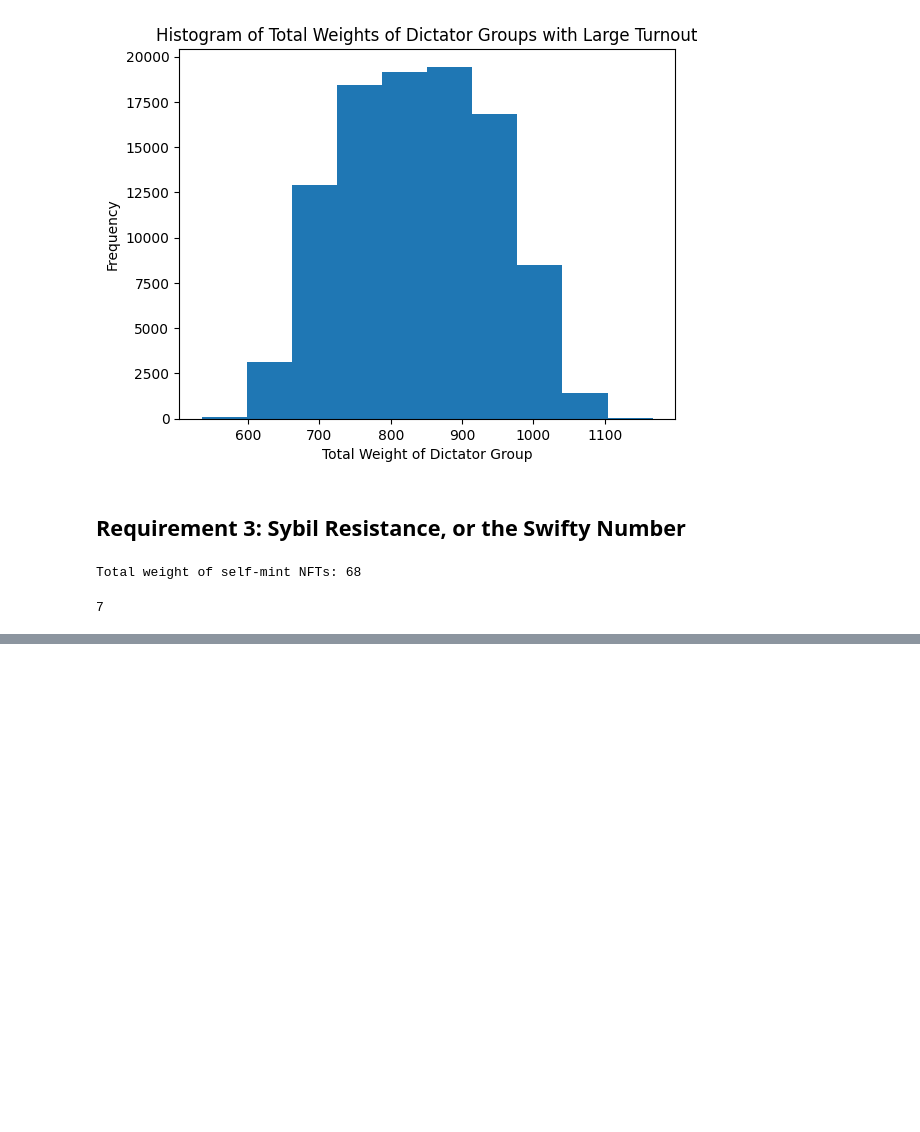
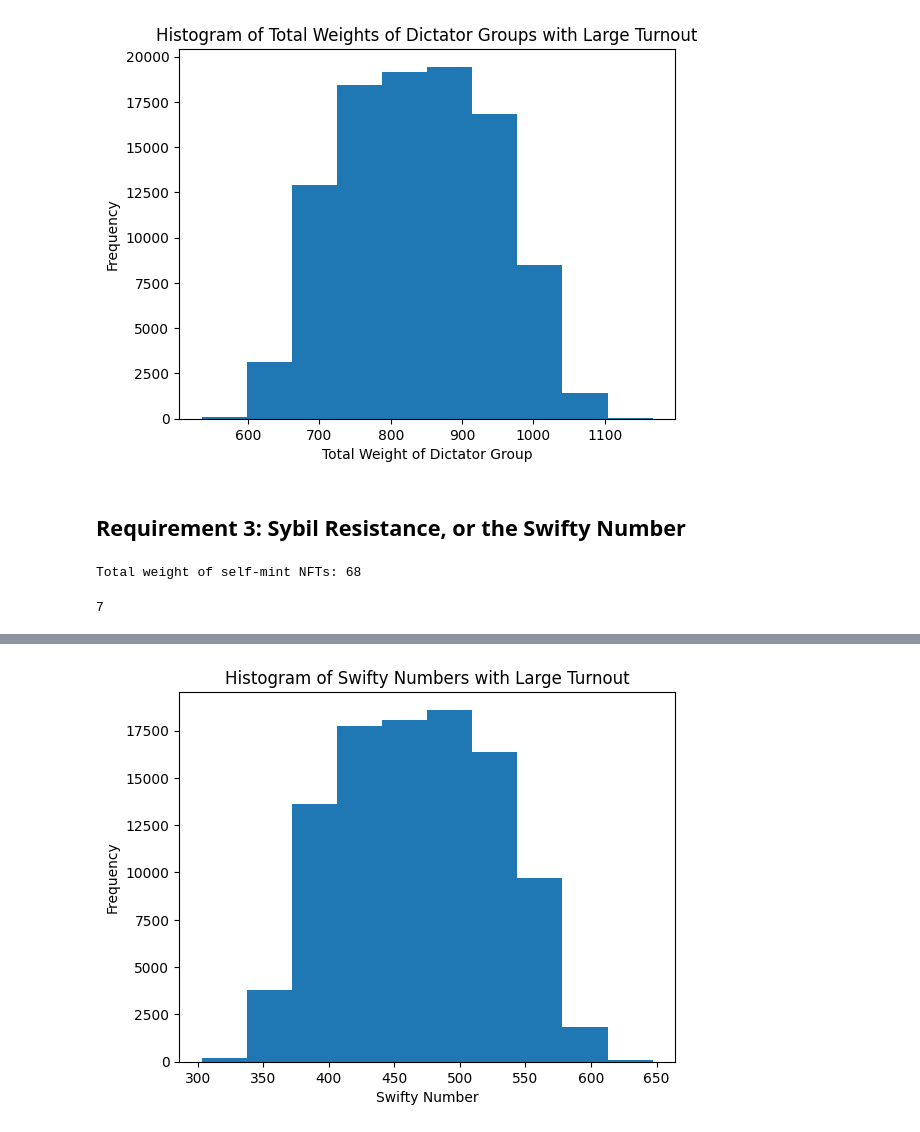
Before and after one commit to andrew-octopus/basic-voting-calc, a Jupyter notebook: experiments/experiment_template.ipynb, the cells around one changed output, grey strips where cells are left out. Cells and saved outputs as stored; diff of their text form; code cells hidden in the pictures; blank space fills up the shorter version.

```diff
--- a/experiments/experiment_template.ipynb
+++ b/experiments/experiment_template.ipynb
@@ -777,0 +833,14 @@ plt.show()
+# %%
+large_turnout_swifty_numbers = analyze_swifty_numbers(weighted_voters = voter_weights_dict,
+                                                      min_turnout_pct = LARGE_TURNOUT_MIN_PCT,
+                                                      max_turnout_pct = LARGE_TURNOUT_MAX_PCT,
+                                                      num_trials = 100_000,
+                                                      established_nft_weight = default_weights_dict.get("tokenId 2"))
+
+plt.hist(large_turnout_swifty_numbers, bins=10)
+plt.xlabel('Swifty Number')
+plt.ylabel('Frequency')
+plt.title('Histogram of Swifty Numbers with Large Turnout')
+plt.show()
+# %% [output]
+[figure, added]
```
Also changed, not shown: parts of 8 cells of this notebook, 1 other file.
